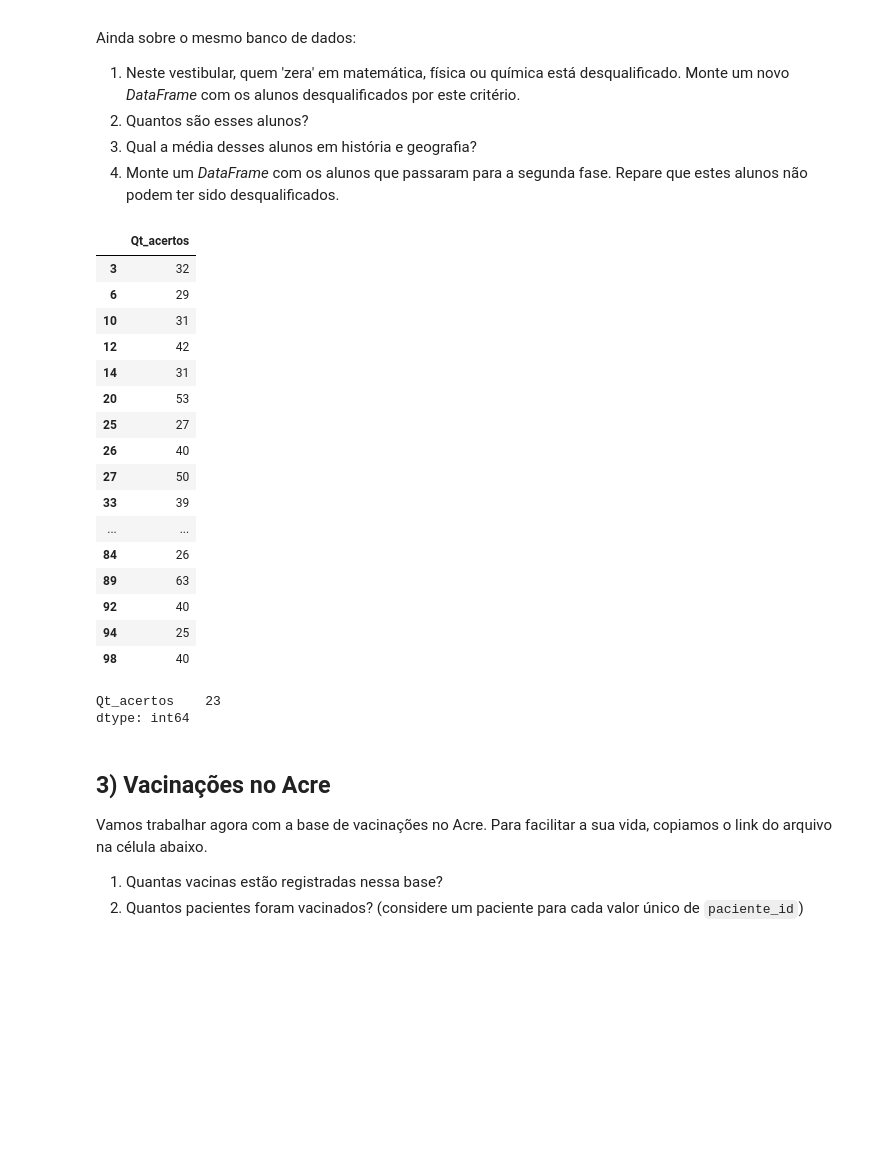
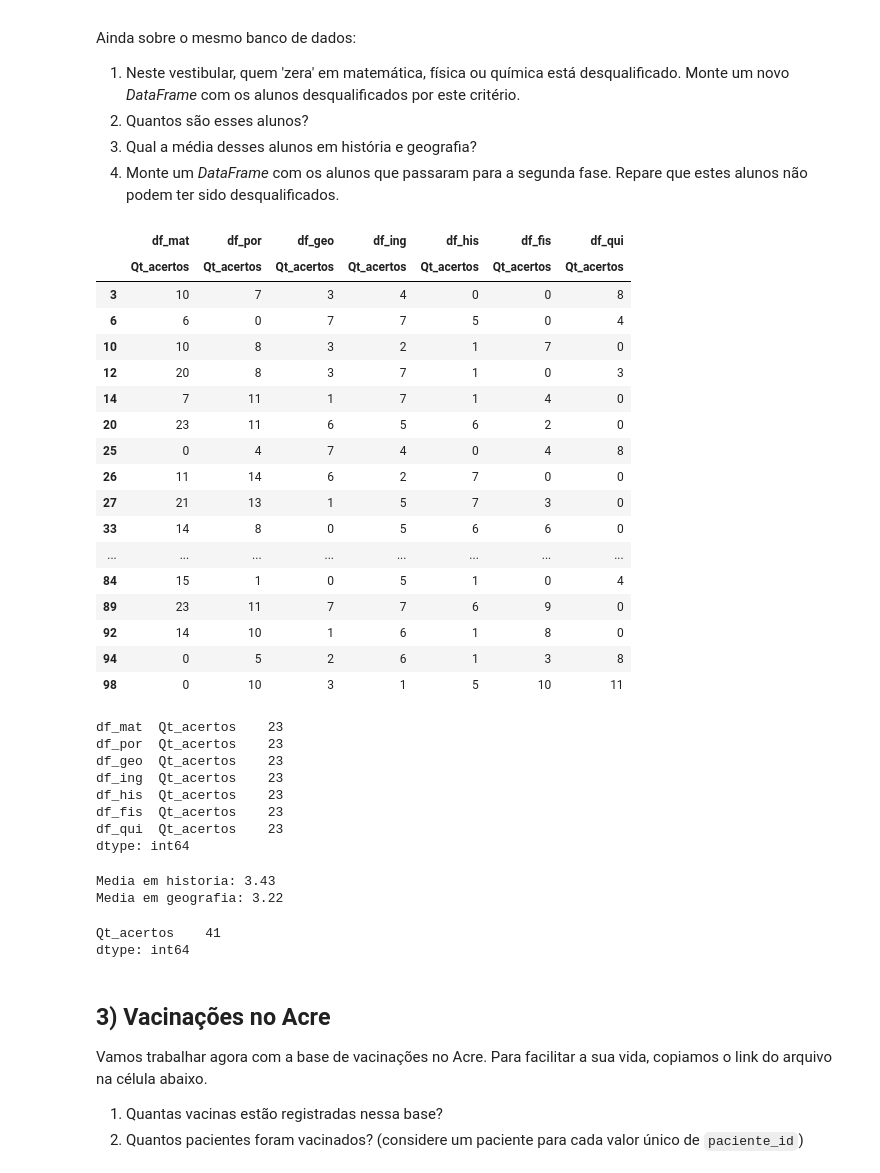
Before and after one commit to DaniloGomezzz/PCD, a Jupyter notebook: PCD - Mod1 - Pratique2.ipynb, the cells around one changed output. Drawn from its saved outputs; the diff is of its cells as text; code cells hidden in the pictures; blank space fills up the shorter version.

```diff
--- a/PCD - Mod1 - Pratique2.ipynb
+++ b/PCD - Mod1 - Pratique2.ipynb
@@ -103,34 +104,69 @@ Ainda sobre o mesmo banco de dados:
 # %%
 # seu código aqui
 #1.
 
-df_desqualificados = total[(df_mat['Qt_acertos'] == 0) | (df_fis['Qt_acertos'] == 0) | (df_qui['Qt_acertos'] == 0)]
+dados = {'df_mat': df_mat, 'df_por': df_por, 'df_geo': df_geo, 'df_ing': df_ing, 'df_his': df_his, 'df_fis':df_fis, 'df_qui':df_qui}
+
+df_total = pd.concat(dados, axis = 1)
+df_total
+
+
+
+df_desqualificados = df_total[(df_mat['Qt_acertos'] == 0) | (df_fis['Qt_acertos'] == 0) | (df_qui['Qt_acertos'] == 0)]
 df_desqualificados
 # %% [output]
-|  | Qt_acertos |
-| 3 | 32 |
-| 6 | 29 |
-| 10 | 31 |
-| 12 | 42 |
-| 14 | 31 |
-| 20 | 53 |
-| 25 | 27 |
-| 26 | 40 |
-| 27 | 50 |
-| 33 | 39 |
-| ... | ... |
-| 84 | 26 |
-| 89 | 63 |
-| 92 | 40 |
-| 94 | 25 |
-| 98 | 40 |
+|  | df_mat | df_por | df_geo | df_ing | df_his | df_fis | df_qui |
+|  | Qt_acertos | Qt_acertos | Qt_acertos | Qt_acertos | Qt_acertos | Qt_acertos | Qt_acertos |
+| 3 | 10 | 7 | 3 | 4 | 0 | 0 | 8 |
+| 6 | 6 | 0 | 7 | 7 | 5 | 0 | 4 |
+| 10 | 10 | 8 | 3 | 2 | 1 | 7 | 0 |
+| 12 | 20 | 8 | 3 | 7 | 1 | 0 | 3 |
+| 14 | 7 | 11 | 1 | 7 | 1 | 4 | 0 |
+| 20 | 23 | 11 | 6 | 5 | 6 | 2 | 0 |
+| 25 | 0 | 4 | 7 | 4 | 0 | 4 | 8 |
+| 26 | 11 | 14 | 6 | 2 | 7 | 0 | 0 |
+| 27 | 21 | 13 | 1 | 5 | 7 | 3 | 0 |
+| 33 | 14 | 8 | 0 | 5 | 6 | 6 | 0 |
+| ... | ... | ... | ... | ... | ... | ... | ... |
+| 84 | 15 | 1 | 0 | 5 | 1 | 0 | 4 |
+| 89 | 23 | 11 | 7 | 7 | 6 | 9 | 0 |
+| 92 | 14 | 10 | 1 | 6 | 1 | 8 | 0 |
+| 94 | 0 | 5 | 2 | 6 | 1 | 3 | 8 |
+| 98 | 0 | 10 | 3 | 1 | 5 | 10 | 11 |
 # %%
 #2.
 
 df_desqualificados.count()
 # %% [output]
-Qt_acertos    23
+df_mat  Qt_acertos    23
+df_por  Qt_acertos    23
+df_geo  Qt_acertos    23
+df_ing  Qt_acertos    23
+df_his  Qt_acertos    23
+df_fis  Qt_acertos    23
+df_qui  Qt_acertos    23
 dtype: int64
+# %%
+#3.
+
+nota_his = df_desqualificados['df_his','Qt_acertos']
+nota_geo = df_desqualificados['df_geo','Qt_acertos']
+
+
+print("Media em historia:", round(nota_his.mean(),2) )
+
+print("Media em geografia:", round(nota_geo.mean(),2))
+# %% [output]
+Media em historia: 3.43
+Media em geografia: 3.22
+# %%
+#4.
+
+df_segunda_etapa = alunos_45[ (df_mat['Qt_acertos'] !=0) & (df_fis['Qt_acertos'] !=0) & (df_qui['Qt_acertos'] !=0) ]
+df_segunda_etapa.count()
+# %% [output]
+Qt_acertos    41
+dtype: int64
 # %% [markdown]
 ## 3) Vacinações no Acre
 Vamos trabalhar agora com a base de vacinações no Acre. Para facilitar a sua vida, copiamos o link do arquivo na célula abaixo.
```
Also changed, not shown: parts of 3 cells of this notebook.
